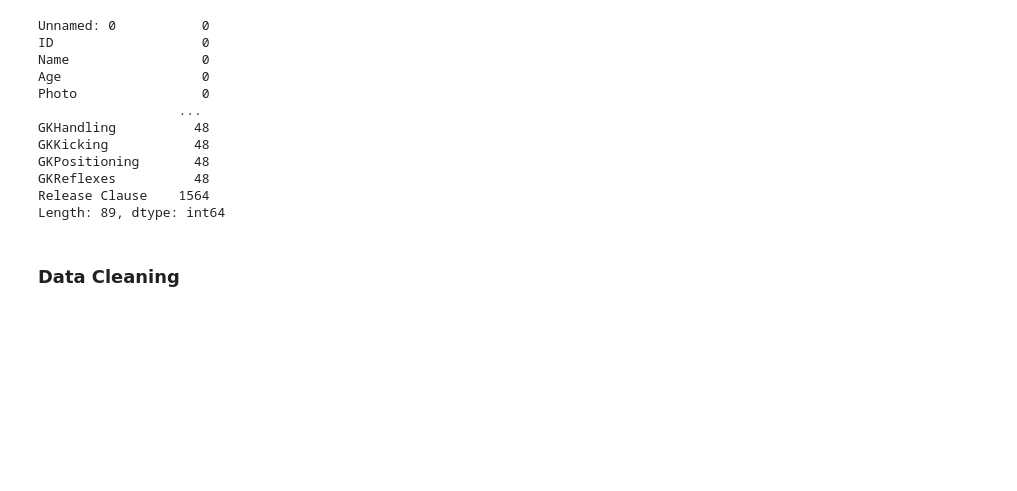
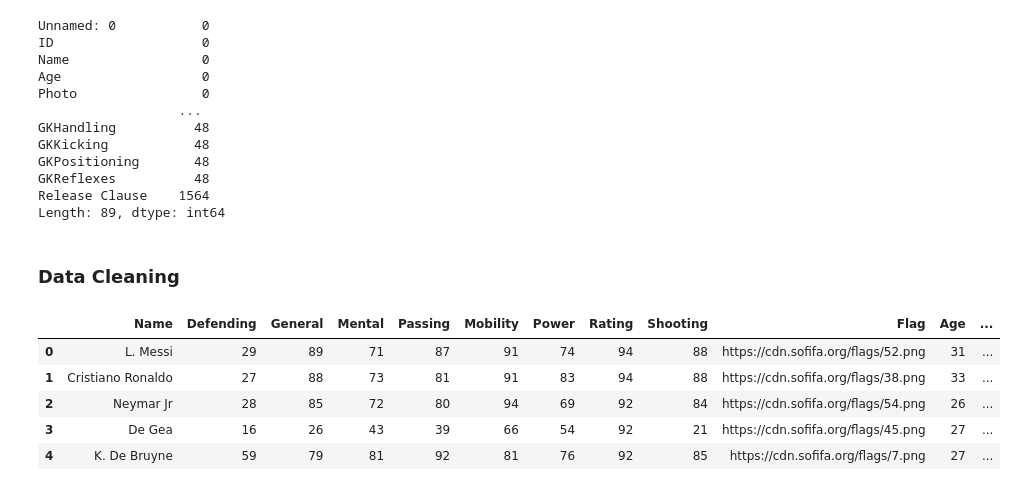
Before and after one commit to SiddarthSamdani/Fifa_Visualization, a Jupyter notebook: Fifa_Visualization.ipynb, the cells around one changed output. Saved outputs shown, nothing was run; the diff lists cells and outputs as text; code cells hidden in the pictures; blank space fills up the shorter version.

Commit message:
Players data loaded before data visualization

```diff
--- a/Fifa_Visualization.ipynb
+++ b/Fifa_Visualization.ipynb
@@ -205,3 +205,16 @@ data['Mobility'] = data.apply(mobility, axis = 1)
 data['Power'] = data.apply(power, axis = 1)
 data['Rating'] = data.apply(rating, axis = 1)
 data['Shooting'] = data.apply(shooting, axis = 1)
+# %%
+players = data[['Name','Defending','General','Mental','Passing',
+                'Mobility','Power','Rating','Shooting','Flag','Age',
+                'Nationality', 'Photo', 'Club_Logo', 'Club']]
+
+players.head()
+# %% [output]
+|  | Name | Defending | General | Mental | Passing | Mobility | Power | Rating | Shooting | Flag | Age | ... |
+| 0 | L. Messi | 29 | 89 | 71 | 87 | 91 | 74 | 94 | 88 | https://cdn.sofifa.org/flags/52.png | 31 | ... |
+| 1 | Cristiano Ronaldo | 27 | 88 | 73 | 81 | 91 | 83 | 94 | 88 | https://cdn.sofifa.org/flags/38.png | 33 | ... |
+| 2 | Neymar Jr | 28 | 85 | 72 | 80 | 94 | 69 | 92 | 84 | https://cdn.sofifa.org/flags/54.png | 26 | ... |
+| 3 | De Gea | 16 | 26 | 43 | 39 | 66 | 54 | 92 | 21 | https://cdn.sofifa.org/flags/45.png | 27 | ... |
+| 4 | K. De Bruyne | 59 | 79 | 81 | 92 | 81 | 76 | 92 | 85 | https://cdn.sofifa.org/flags/7.png | 27 | ... |
```
